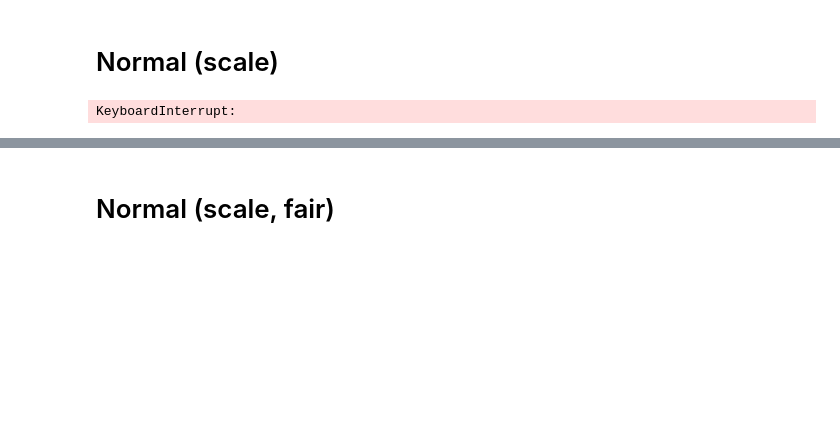
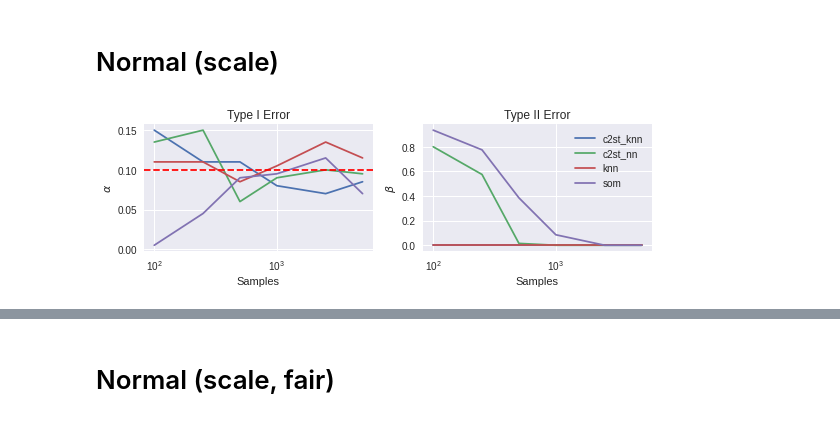
Before and after one commit to ayllon/SOMA, a Jupyter notebook: notebooks/sample_size/normal_scale.ipynb, the cells around one changed output, grey strips where cells are left out. Saved outputs shown, nothing was run; the diff lists cells and outputs as text; code cells hidden in the pictures; blank space fills up the shorter version.

```diff
--- a/notebooks/sample_size/normal_scale.ipynb
+++ b/notebooks/sample_size/normal_scale.ipynb
@@ -34,7 +35,3 @@ means = np.zeros(1000)
 
 ns1 = MultivariateNormalGenerator(means, wishart_df=len(means) + 1)
 ns2 = MultivariateNormalGenerator(means, wishart_df=len(means) + 1)
-# %%
-ns_results = stat_errors_vs_sample_size(ns1, ns2, tests, samples, repeat=repeat)
-# %% [output]
-KeyboardInterrupt:
@@ -43,4 +38,10 @@ ns_results.to_csv(os.path.join(plot_dir, 'ns_results_samples.csv'))
+# %%
+#ns_results = stat_errors_vs_sample_size(ns1, ns2, tests, samples, repeat=repeat)
+#ns_results.to_csv(os.path.join(plot_dir, 'ns_results_samples.csv'))
+ns_results = pandas.read_csv('../../results/sample_size/ns_results_samples.csv', index_col=[0, 1])
 # %%
-normal_scale_fig = plot_errors(ns_results)
+normal_scale_fig = plot_errors(ns_results, logscale=True)
 normal_scale_fig.savefig(os.path.join(plot_dir, 'normal_scale_power_samples.eps'))
+# %% [output]
+[figure, added]
 # %%
```
Also changed, not shown: parts of 3 cells of this notebook, 5 other files.
